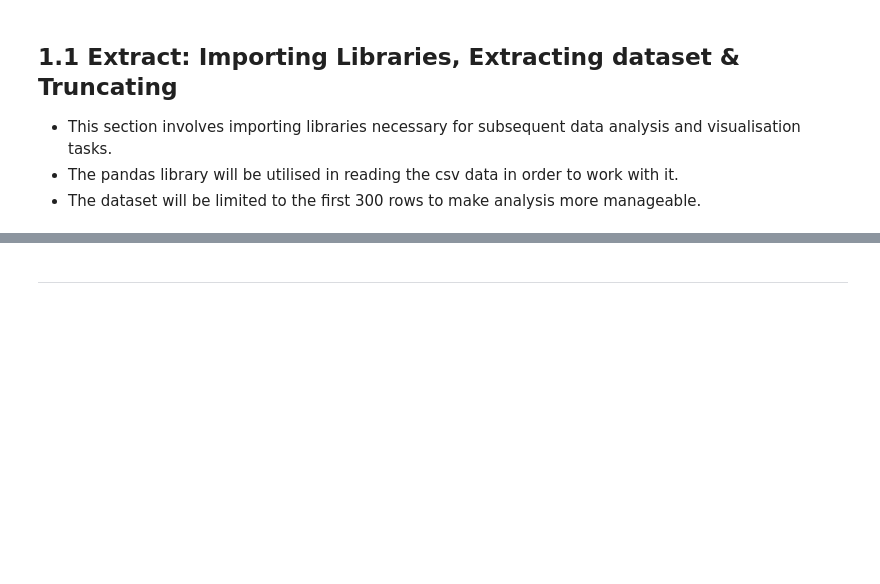
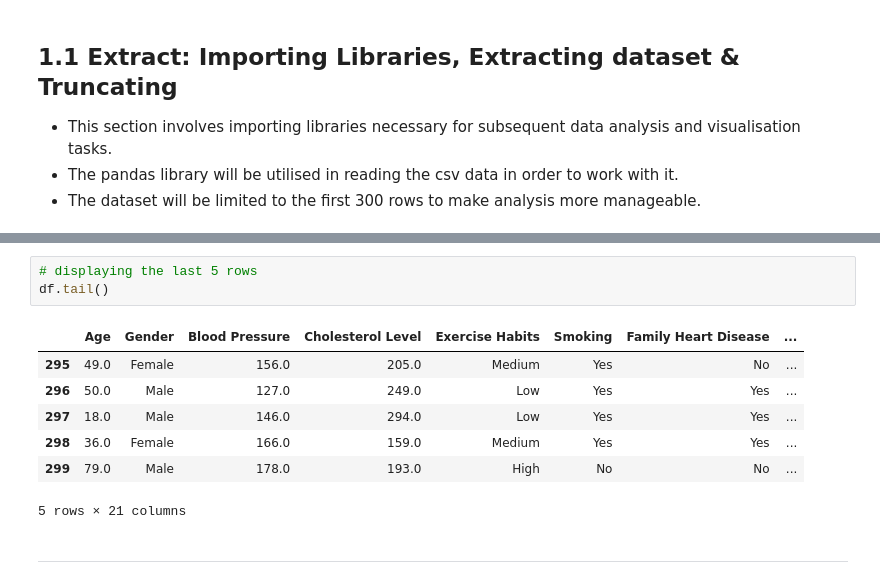
Before and after one commit to MahaSci/heart-disease-data-hackathon-1, a Jupyter notebook: jupyter_notebooks/Heart_Disease_Project.ipynb, the cells around one changed output, grey strips where cells are left out. Saved outputs shown, nothing was run; the diff lists cells and outputs as text; blank space fills up the shorter version.

```diff
--- a/jupyter_notebooks/Heart_Disease_Project.ipynb
+++ b/jupyter_notebooks/Heart_Disease_Project.ipynb
@@ -56,3 +56,14 @@ df.head()
+# %%
+# displaying the last 5 rows
+df.tail()
+# %% [output]
+|  | Age | Gender | Blood Pressure | Cholesterol Level | Exercise Habits | Smoking | Family Heart Disease | ... |
+| 295 | 49.0 | Female | 156.0 | 205.0 | Medium | Yes | No | ... |
+| 296 | 50.0 | Male | 127.0 | 249.0 | Low | Yes | Yes | ... |
+| 297 | 18.0 | Male | 146.0 | 294.0 | Low | Yes | Yes | ... |
+| 298 | 36.0 | Female | 166.0 | 159.0 | Medium | Yes | Yes | ... |
+| 299 | 79.0 | Male | 178.0 | 193.0 | High | No | No | ... |
+5 rows × 21 columns
 # %% [markdown]
 ---
 # %% [markdown]
```
Also changed, not shown: parts of 11 cells of this notebook.
